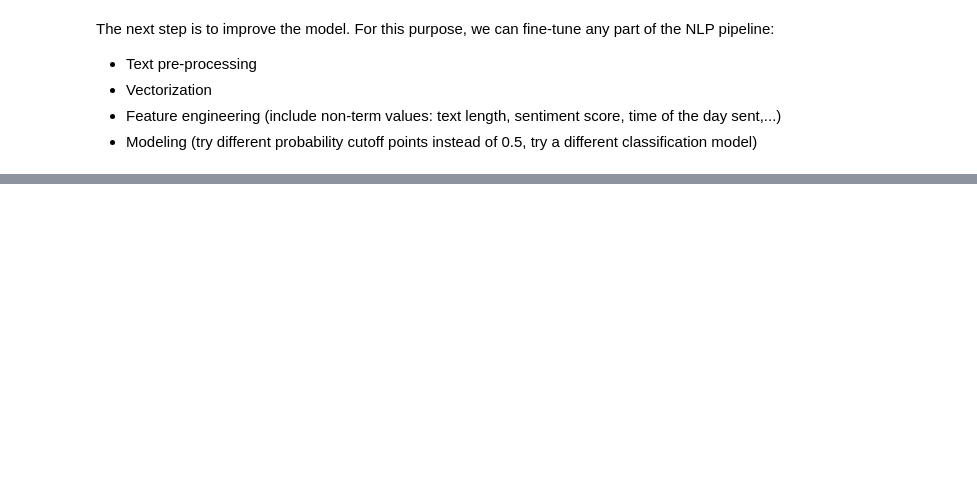
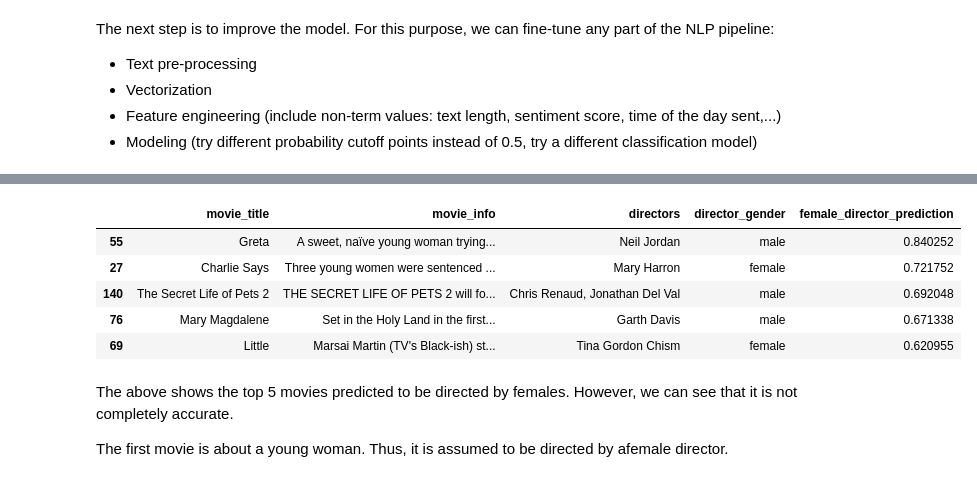
Before and after one commit to sulabola/NLP_in_Python, a Jupyter notebook: Chapter 3 - NLP with Machine Learning.ipynb, the cells around one changed output, grey strips where cells are left out. Saved outputs shown, nothing was run; the diff lists cells and outputs as text; code cells hidden in the pictures; blank space fills up the shorter version.

```diff
--- a/Chapter 3 - NLP with Machine Learning.ipynb
+++ b/Chapter 3 - NLP with Machine Learning.ipynb
@@ -613,0 +795,14 @@ The next step is to improve the model. For this purpose, we can fine-tune any pa
+# %%
+(df[['movie_title','movie_info','directors',
+     'director_gender','female_director_prediction']].sort_values(by='female_director_prediction', ascending=False).head())
+# %% [output]
+|  | movie_title | movie_info | directors | director_gender | female_director_prediction |
+| 55 | Greta | A sweet, naïve young woman trying... | Neil Jordan | male | 0.840252 |
+| 27 | Charlie Says | Three young women were sentenced ... | Mary Harron | female | 0.721752 |
+| 140 | The Secret Life of Pets 2 | THE SECRET LIFE OF PETS 2 will fo... | Chris Renaud, Jonathan Del Val | male | 0.692048 |
+| 76 | Mary Magdalene | Set in the Holy Land in the first... | Garth Davis | male | 0.671338 |
+| 69 | Little | Marsai Martin (TV's Black-ish) st... | Tina Gordon Chism | female | 0.620955 |
+# %% [markdown]
+The above shows the top 5 movies predicted to be directed by females. However, we can see that it is not completely accurate.
+
+The first movie is about a young woman. Thus, it is assumed to be directed by afemale director.
```
Also changed, not shown: parts of 14 cells of this notebook.
